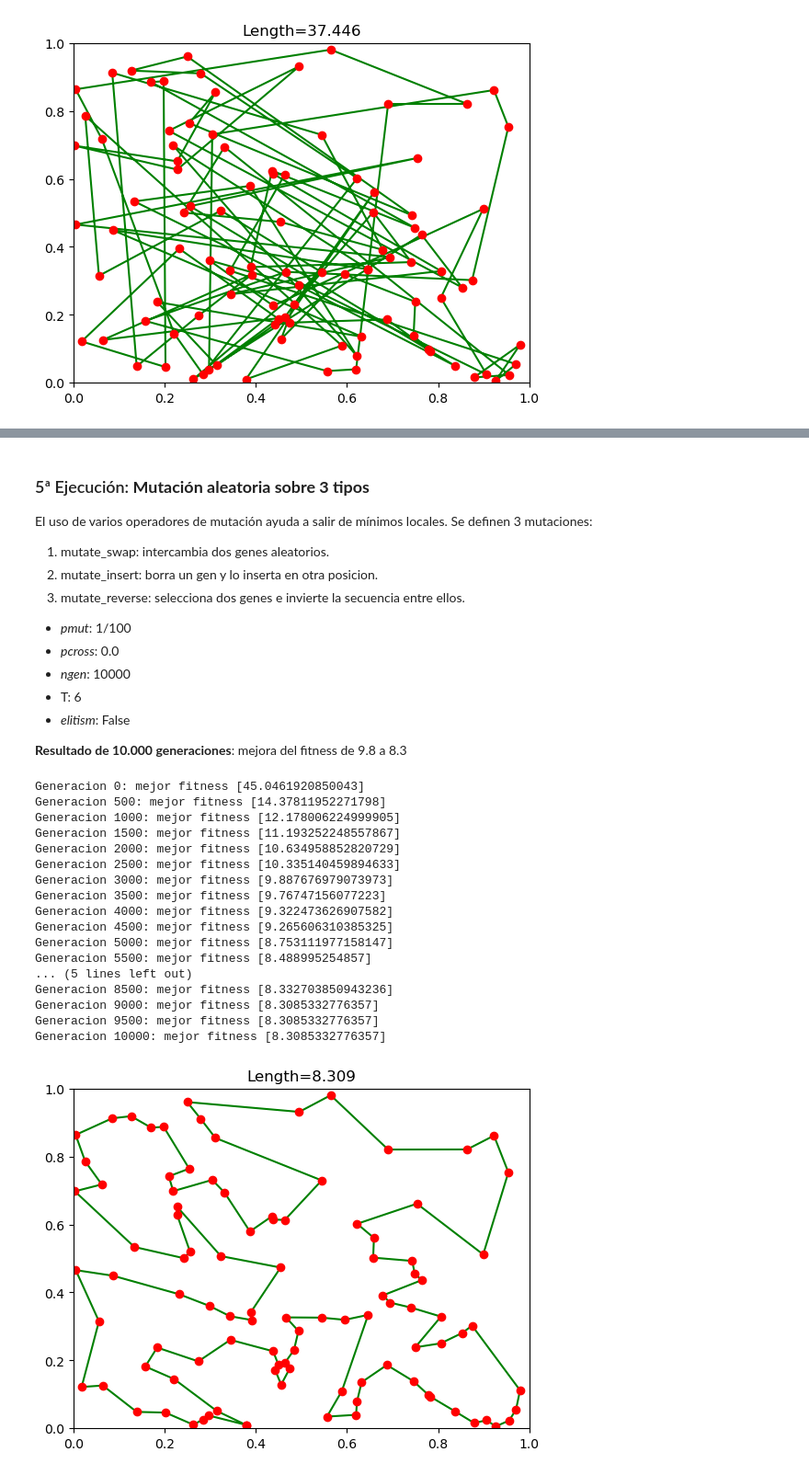
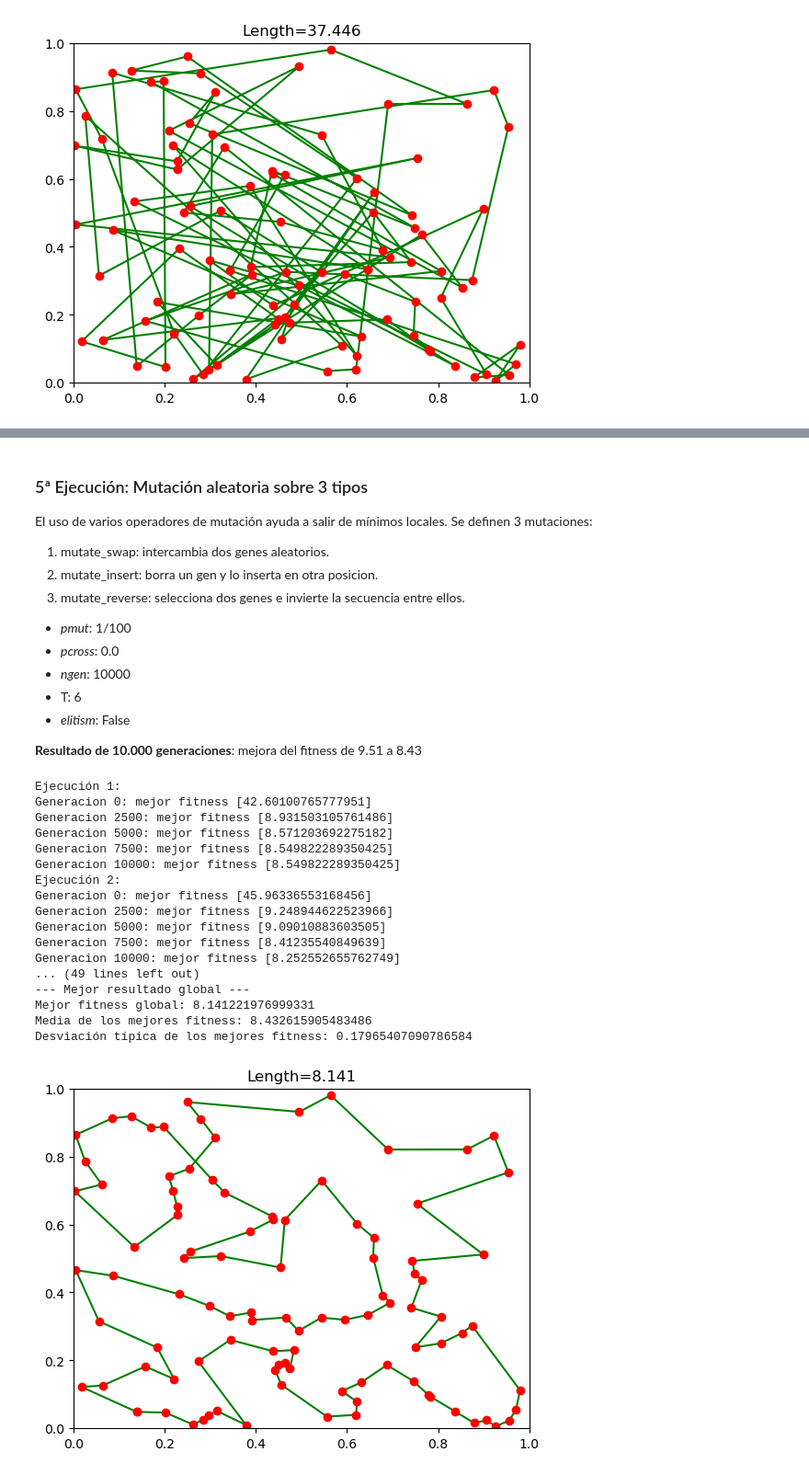
Before and after one commit to JorgeDC01/EMOC, a Jupyter notebook: TSP.ipynb, the cells around one changed output, grey strips where cells are left out. Shown: that part at 92% size. Saved outputs shown, nothing was run; the diff lists cells and outputs as text; code cells hidden in the pictures.

```diff
--- a/TSP.ipynb
+++ b/TSP.ipynb
@@ -370,5 +390,5 @@ Generacion 10000: mejor fitness [9.818826769418644]
 # %% [markdown]
-### 5ª Ejecución: **Mutación aleatoria sobre 3 tipos**
+### 5ª Ejecución: Mutación aleatoria sobre 3 tipos
 
 El uso de varios operadores de mutación ayuda a salir de mínimos locales. Se definen 3 mutaciones:
 
@@ -382,7 +402,7 @@ El uso de varios operadores de mutación ayuda a salir de mínimos locales. Se d
 - T: 6
 - *elitism*: False
 
-**Resultado de 10.000 generaciones**: mejora del fitness de 9.8 a 8.3
+**Resultado de 10.000 generaciones**: mejora del fitness de 9.51 a 8.43
 # %%
 def mutate_swap (ind, pmut): # la mutación consistirá en intercambiar elementos
 
@@ -448,29 +468,27 @@ def evolve (pop, fit, pmut, pcross=0.7, ngen=100, T=2, trace=0, elitism=False):
     print(f"Generacion {ngen}: mejor fitness [{fitness[0]}]")
 
     return pop
-# %%
-pop = create(cities)
-pop = evolve(pop, globaldist, pmut=1/100, pcross=0.0, ngen=10000, T=6, trace=500, elitism=False)
-draw(pop[0])
-# %% [output]
-Generacion 0: mejor fitness [45.0461920850043]
-Generacion 500: mejor fitness [14.37811952271798]
-Generacion 1000: mejor fitness [12.178006224999905]
-Generacion 1500: mejor fitness [11.193252248557867]
-Generacion 2000: mejor fitness [10.634958852820729]
-Generacion 2500: mejor fitness [10.335140459894633]
-Generacion 3000: mejor fitness [9.887676979073973]
-Generacion 3500: mejor fitness [9.76747156077223]
-Generacion 4000: mejor fitness [9.322473626907582]
-Generacion 4500: mejor fitness [9.265606310385325]
-Generacion 5000: mejor fitness [8.753111977158147]
-Generacion 5500: mejor fitness [8.488995254857]
-... (5 lines left out)
-Generacion 8500: mejor fitness [8.332703850943236]
-Generacion 9000: mejor fitness [8.3085332776357]
-Generacion 9500: mejor fitness [8.3085332776357]
-Generacion 10000: mejor fitness [8.3085332776357]
-[figure, removed]
+# %%
+multiple_experiments(create, evolve, globaldist, draw, cities, num_experiments=10, pmut=1/100, pcross=0.0, ngen=10000, T=6, trace=2500, elitism=False)
+# %% [output]
+Ejecución 1:
+Generacion 0: mejor fitness [42.60100765777951]
+Generacion 2500: mejor fitness [8.931503105761486]
+Generacion 5000: mejor fitness [8.571203692275182]
+Generacion 7500: mejor fitness [8.549822289350425]
+Generacion 10000: mejor fitness [8.549822289350425]
+Ejecución 2:
+Generacion 0: mejor fitness [45.96336553168456]
+Generacion 2500: mejor fitness [9.248944622523966]
+Generacion 5000: mejor fitness [9.09010883603505]
+Generacion 7500: mejor fitness [8.41235540849639]
+Generacion 10000: mejor fitness [8.252552655762749]
+... (49 lines left out)
+--- Mejor resultado global ---
+Mejor fitness global: 8.141221976999331
+Media de los mejores fitness: 8.432615905483486
+Desviación típica de los mejores fitness: 0.17965407090786584
+[figure, added]
 # %% [markdown]
 ### 6ª Ejecución: Mutación aleatoria sobre 3 tipos con **Elitismo**
 
```
Also changed, not shown: parts of 17 cells of this notebook.
